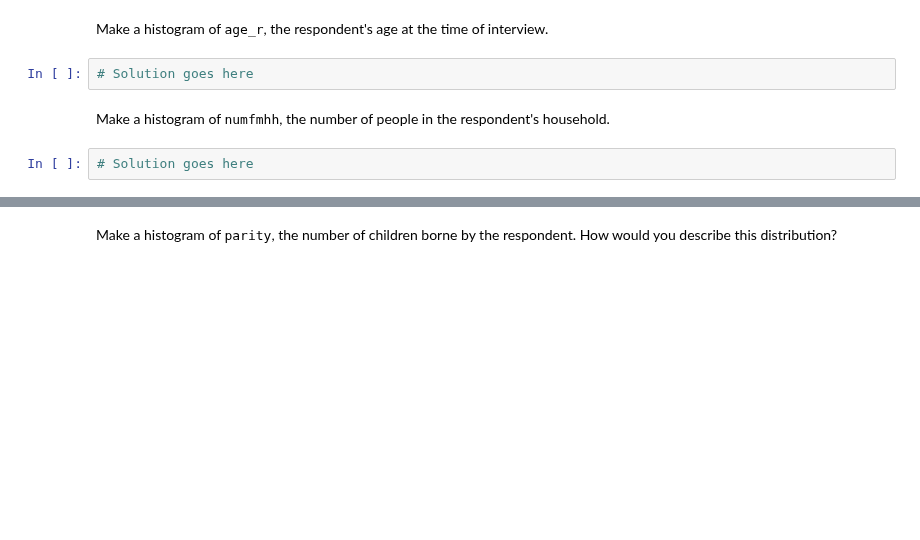
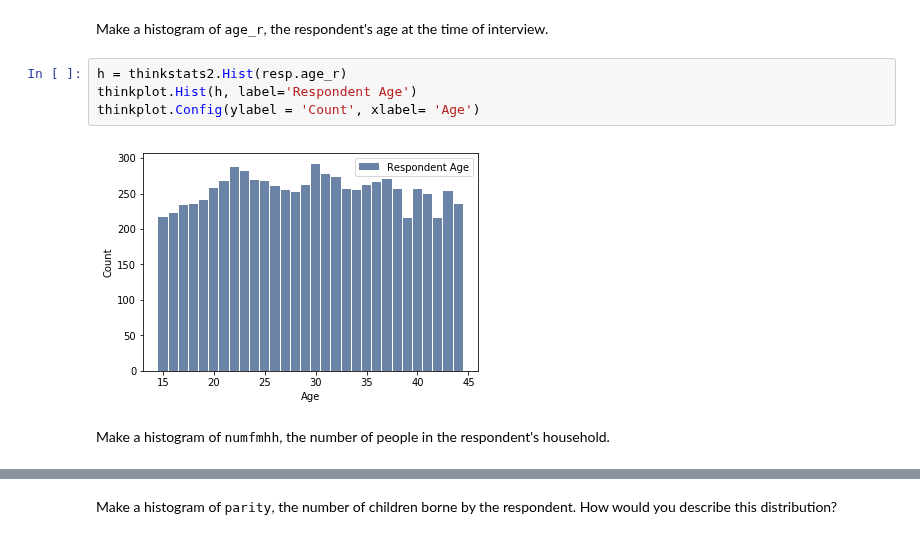
Before and after one commit to AllenDowney/ThinkStats2, a Jupyter notebook: code/chap02ex.ipynb, the cells around one changed output, grey strips where cells are left out. Saved outputs shown, nothing was run; the diff lists cells and outputs as text; blank space fills up the shorter version.

```diff
--- a/code/chap02ex.ipynb
+++ b/code/chap02ex.ipynb
@@ -242,8 +292,10 @@ Make a histogram of <tt>totincr</tt> the total income for the respondent's famil
 # %% [markdown]
 Make a histogram of <tt>age_r</tt>, the respondent's age at the time of interview.
-# %%
-# Solution goes here
+# %%
+h = thinkstats2.Hist(resp.age_r)
+thinkplot.Hist(h, label='Respondent Age')
+thinkplot.Config(ylabel = 'Count', xlabel= 'Age')
+# %% [output]
+[figure, added]
 # %% [markdown]
 Make a histogram of <tt>numfmhh</tt>, the number of people in the respondent's household.
-# %%
-# Solution goes here
```
Also changed, not shown: parts of 21 cells of this notebook.
